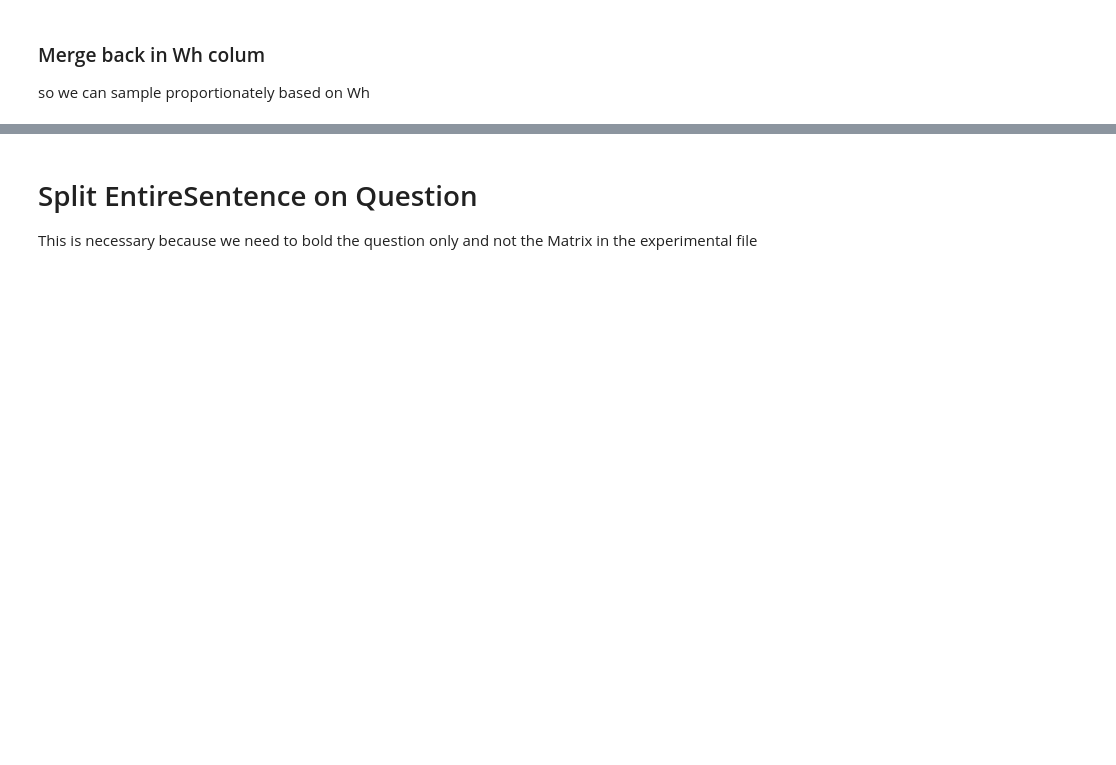
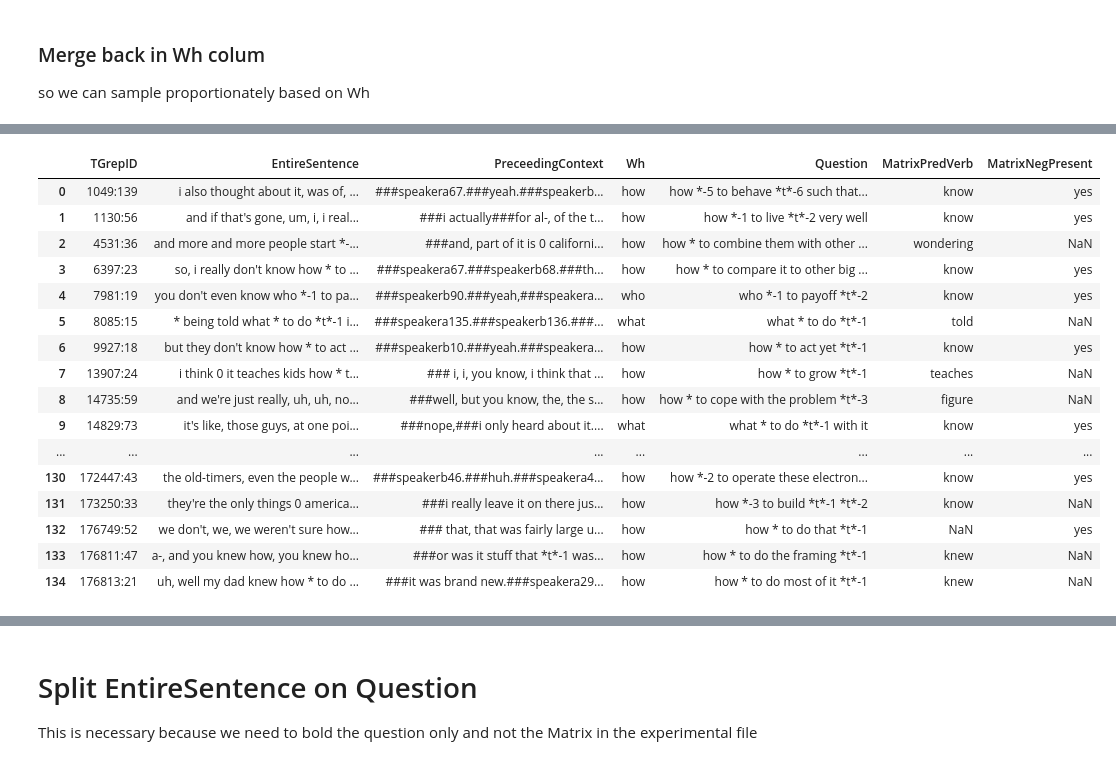
Before and after one commit to anissarz/my-project, a Jupyter notebook: wh-questions/corpus/analysis/sample_generator-Infinitival_clauses.ipynb, the cells around one changed output, grey strips where cells are left out. Saved outputs shown, nothing was run; the diff lists cells and outputs as text; code cells hidden in the pictures; blank space fills up the shorter version.

```diff
--- a/wh-questions/corpus/analysis/sample_generator-Infinitival_clauses.ipynb
+++ b/wh-questions/corpus/analysis/sample_generator-Infinitival_clauses.ipynb
@@ -121,6 +135,25 @@ df_valid = cntxts[cntxts["TGrepID"].isin(set(crit_index))]
 # %%
 # Merge
 df_valid = df_valid.merge(df_Wh, how = 'inner', indicator=False)
+df_valid
+# %% [output]
+|  | TGrepID | EntireSentence | PreceedingContext | Wh | Question | MatrixPredVerb | MatrixNegPresent |
+| 0 | 1049:139 | i also thought about it, was of, ... | ###speakera67.###yeah.###speakerb... | how | how *-5 to behave *t*-6 such that... | know | yes |
+| 1 | 1130:56 | and if that's gone, um, i, i real... | ###i actually###for al-, of the t... | how | how *-1 to live *t*-2 very well | know | yes |
+| 2 | 4531:36 | and more and more people start *-... | ###and, part of it is 0 californi... | how | how * to combine them with other ... | wondering | NaN |
+| 3 | 6397:23 | so, i really don't know how * to ... | ###speakera67.###speakerb68.###th... | how | how * to compare it to other big ... | know | yes |
+| 4 | 7981:19 | you don't even know who *-1 to pa... | ###speakerb90.###yeah,###speakera... | who | who *-1 to payoff *t*-2 | know | yes |
+| 5 | 8085:15 | * being told what * to do *t*-1 i... | ###speakera135.###speakerb136.###... | what | what * to do *t*-1 | told | NaN |
+| 6 | 9927:18 | but they don't know how * to act ... | ###speakerb10.###yeah.###speakera... | how | how * to act yet *t*-1 | know | yes |
+| 7 | 13907:24 | i think 0 it teaches kids how * t... | ### i, i, you know, i think that ... | how | how * to grow *t*-1 | teaches | NaN |
+| 8 | 14735:59 | and we're just really, uh, uh, no... | ###well, but you know, the, the s... | how | how * to cope with the problem *t*-3 | figure | NaN |
+| 9 | 14829:73 | it's like, those guys, at one poi... | ###nope,###i only heard about it.... | what | what * to do *t*-1 with it | know | yes |
+| ... | ... | ... | ... | ... | ... | ... | ... |
+| 130 | 172447:43 | the old-timers, even the people w... | ###speakerb46.###huh.###speakera4... | how | how *-2 to operate these electron... | know | yes |
+| 131 | 173250:33 | they're the only things 0 america... | ###i really leave it on there jus... | how | how *-3 to build *t*-1 *t*-2 | know | NaN |
+| 132 | 176749:52 | we don't, we, we weren't sure how... | ### that, that was fairly large u... | how | how * to do that *t*-1 | NaN | yes |
+| 133 | 176811:47 | a-, and you knew how, you knew ho... | ###or was it stuff that *t*-1 was... | how | how * to do the framing *t*-1 | knew | NaN |
+| 134 | 176813:21 | uh, well my dad knew how * to do ... | ###it was brand new.###speakera29... | how | how * to do most of it *t*-1 | knew | NaN |
 # %%
 df_valid.head()
 # %% [output]
```
Also changed, not shown: parts of 4 cells of this notebook, 9 other files.
